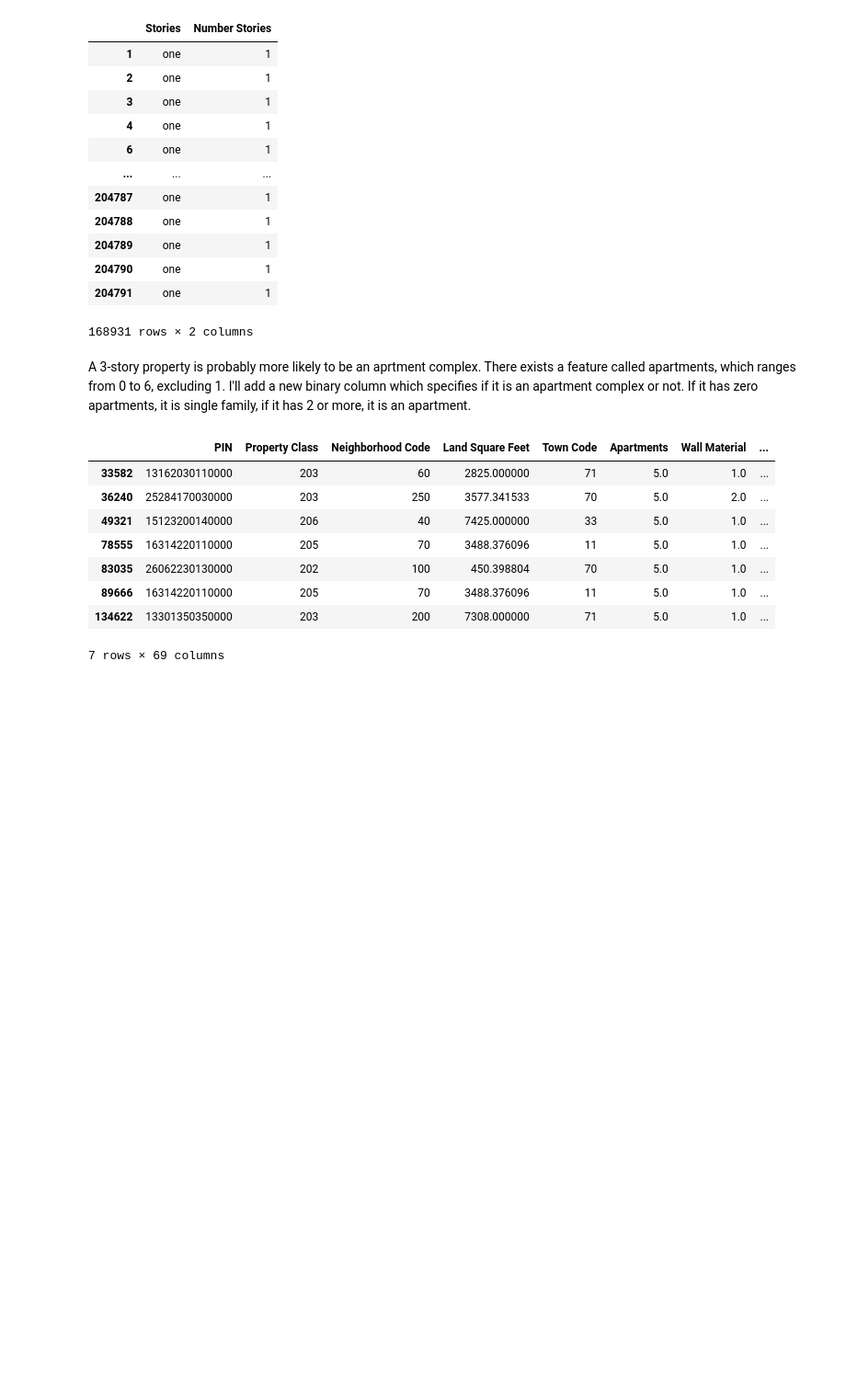
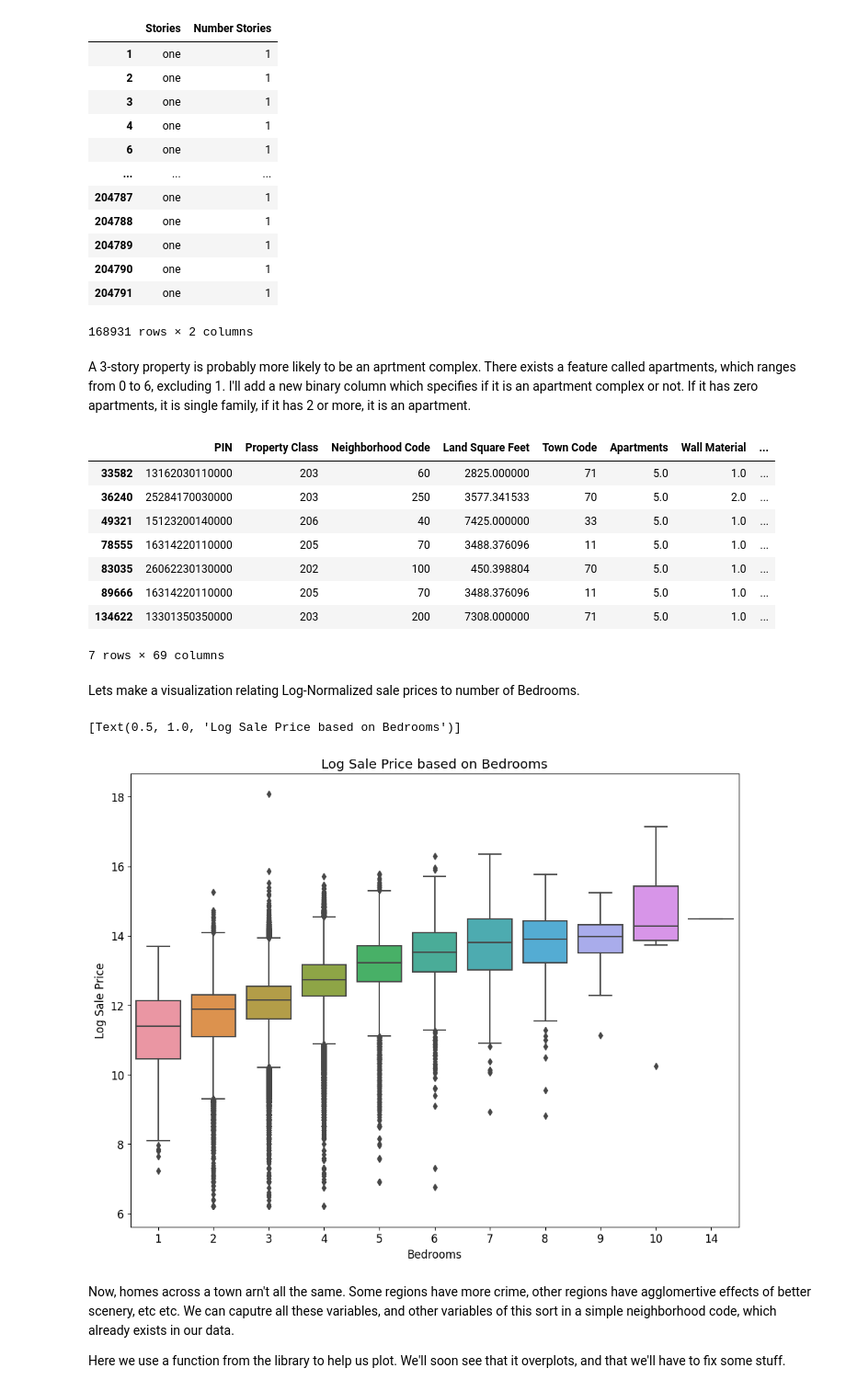
Before and after one commit to simitiangreg/spring_22, a Jupyter notebook: part1.ipynb, the cells around one changed output. Shown at 92% size. Cells and saved outputs as stored; diff of their text form; code cells hidden in the pictures; blank space fills up the shorter version.

```diff
--- a/part1.ipynb
+++ b/part1.ipynb
@@ -249,3 +249,15 @@ training_data[training_data['Apartments'] ==5]
 | 89666 | 16314220110000 | 205 | 70 | 3488.376096 | 11 | 5.0 | 1.0 | ... |
 | 134622 | 13301350350000 | 203 | 200 | 7308.000000 | 71 | 5.0 | 1.0 | ... |
 7 rows × 69 columns
+# %% [markdown]
+Lets make a visualization relating Log-Normalized sale prices to number of Bedrooms.
+# %%
+boxed_up = sns.boxplot(x="Bedrooms", y="Log Sale Price", data=training_data).set(title='Log Sale Price based on Bedrooms')
+boxed_up
+# %% [output]
+[Text(0.5, 1.0, 'Log Sale Price based on Bedrooms')]
+[figure, added]
+# %% [markdown]
+Now, homes across a town arn't all the same. Some regions have more crime, other regions have agglomertive effects of better scenery, etc etc. We can caputre all these variables, and other variables of this sort in a simple neighborhood code, which already exists in our data.
+
+Here we use a function from the library to help us plot. We'll soon see that it overplots, and that we'll have to fix some stuff.
```
Also changed, not shown: parts of 10 cells of this notebook, 1 other file.
